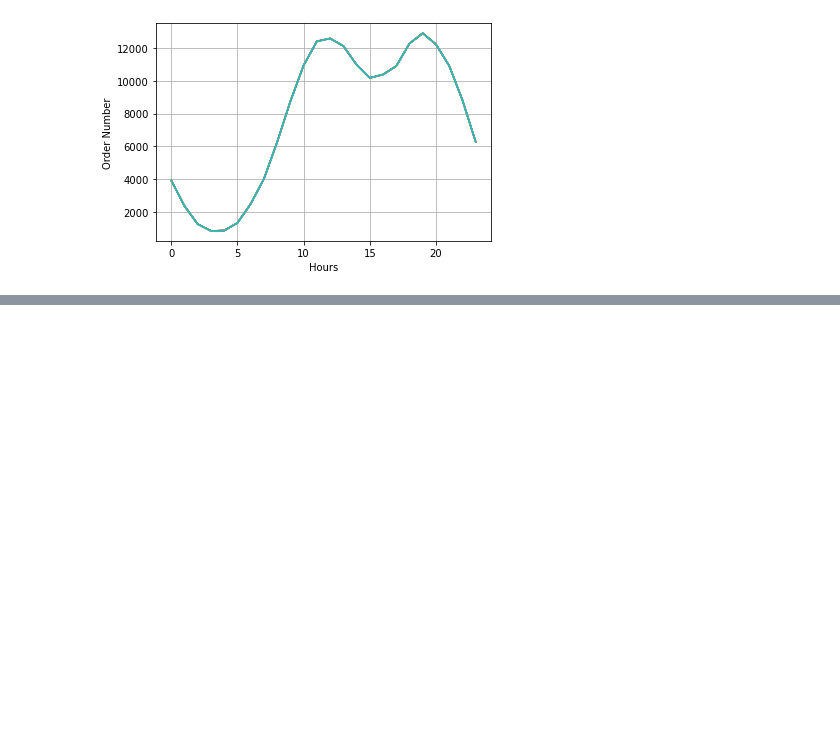
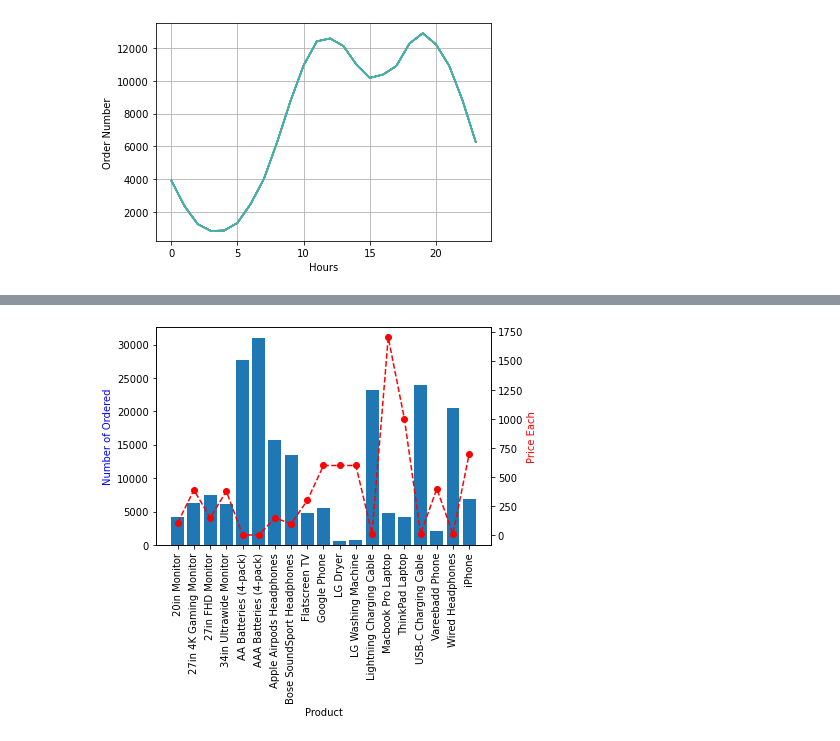
Before and after one commit to Hai-Hoang-88/DataAnalysis, a Jupyter notebook: Pandas-Data-Science-Tasks-master/Solving Problems.ipynb, the cells around one changed output, grey strips where cells are left out. Cells and saved outputs as stored; diff of their text form; code cells hidden in the pictures; blank space fills up the shorter version.

```diff
--- a/Pandas-Data-Science-Tasks-master/Solving Problems.ipynb
+++ b/Pandas-Data-Science-Tasks-master/Solving Problems.ipynb
@@ -332,0 +413,17 @@ plt.show()
+# %%
+prices = all_data.groupby("Product").mean()["Price Each"]
+
+fig, ax1 = plt.subplots()
+
+ax2 = ax1.twinx()
+ax1.bar(product, all_data.groupby("Product")["Quantity Ordered"].sum())
+ax2.plot(product, prices, "r--", marker="o")
+
+ax1.set_xlabel("Product")
+ax1.set_ylabel("Number of Ordered", color="b")
+ax1.set_xticklabels(product, rotation="vertical")
+ax2.set_ylabel("Price Each", color="r")
+
+plt.show();
+# %% [output]
+[figure, added]
```
Also changed, not shown: parts of 12 cells of this notebook.
